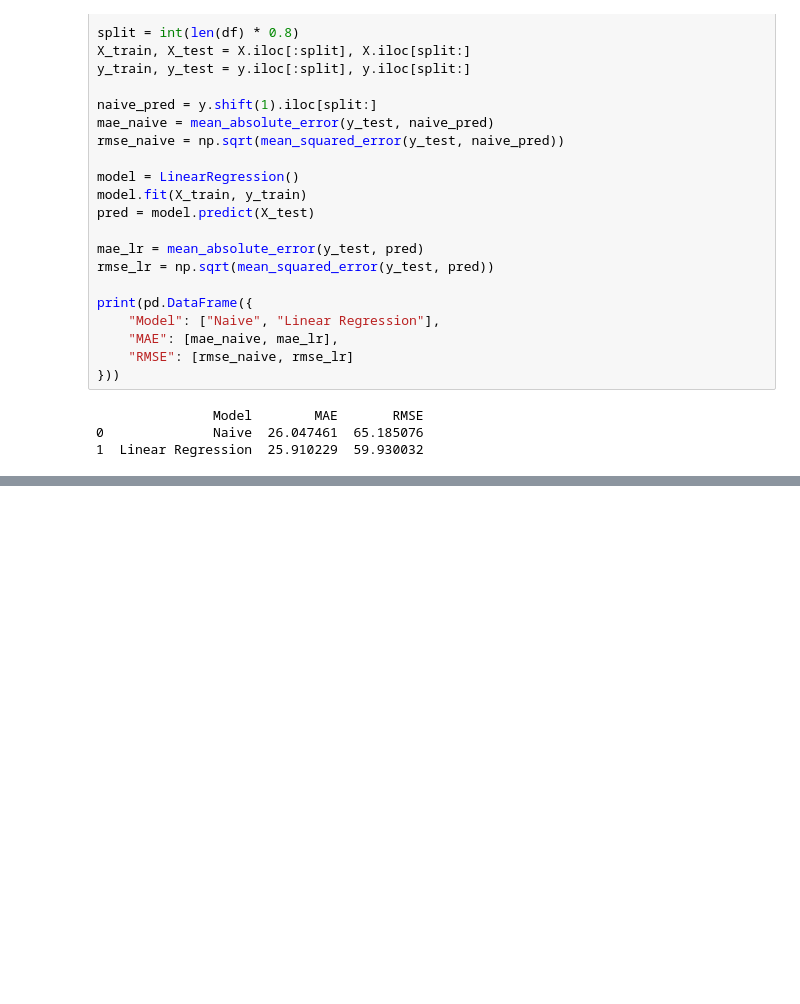
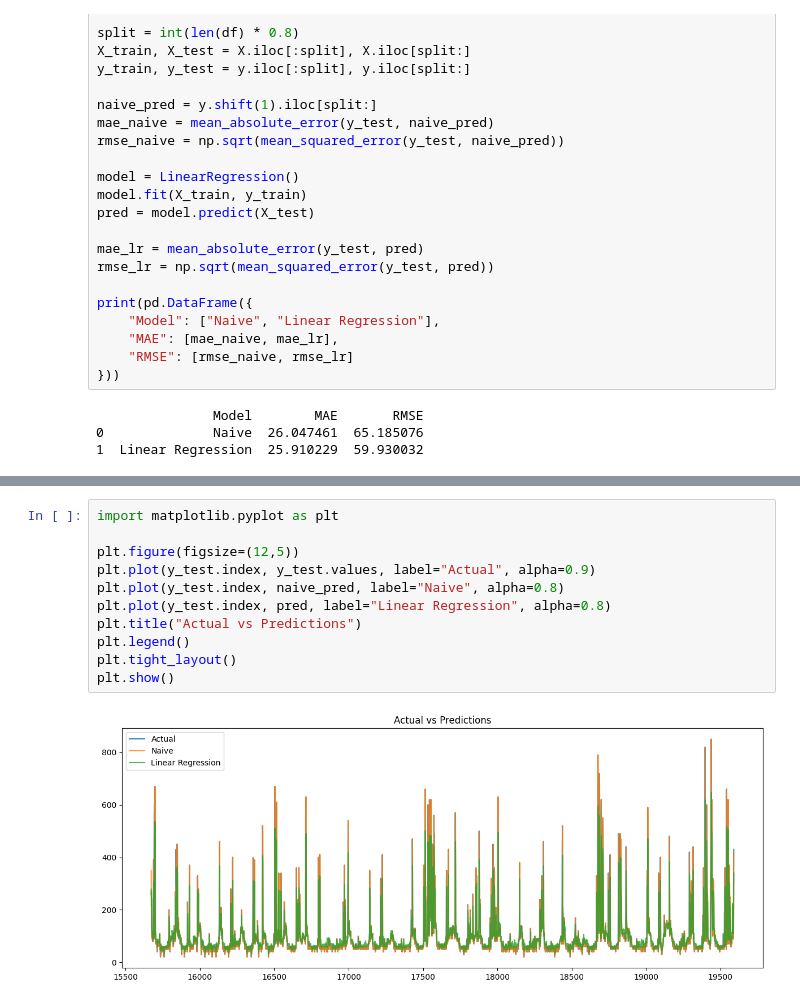
Before and after one commit to mirunadumitru/energy-forecasting, a Jupyter notebook: 04_baseline_model.ipynb, the cells around one changed output, grey strips where cells are left out. Drawn from its saved outputs; the diff is of its cells as text; blank space fills up the shorter version.

```diff
--- a/04_baseline_model.ipynb
+++ b/04_baseline_model.ipynb
@@ -56,0 +137,13 @@ print(pd.DataFrame({
+# %%
+import matplotlib.pyplot as plt
+
+plt.figure(figsize=(12,5))
+plt.plot(y_test.index, y_test.values, label="Actual", alpha=0.9)
+plt.plot(y_test.index, naive_pred, label="Naive", alpha=0.8)
+plt.plot(y_test.index, pred, label="Linear Regression", alpha=0.8)
+plt.title("Actual vs Predictions")
+plt.legend()
+plt.tight_layout()
+plt.show()
+# %% [output]
+[figure, added]
```
Also changed, not shown: parts of 4 cells of this notebook, 7 other files.
